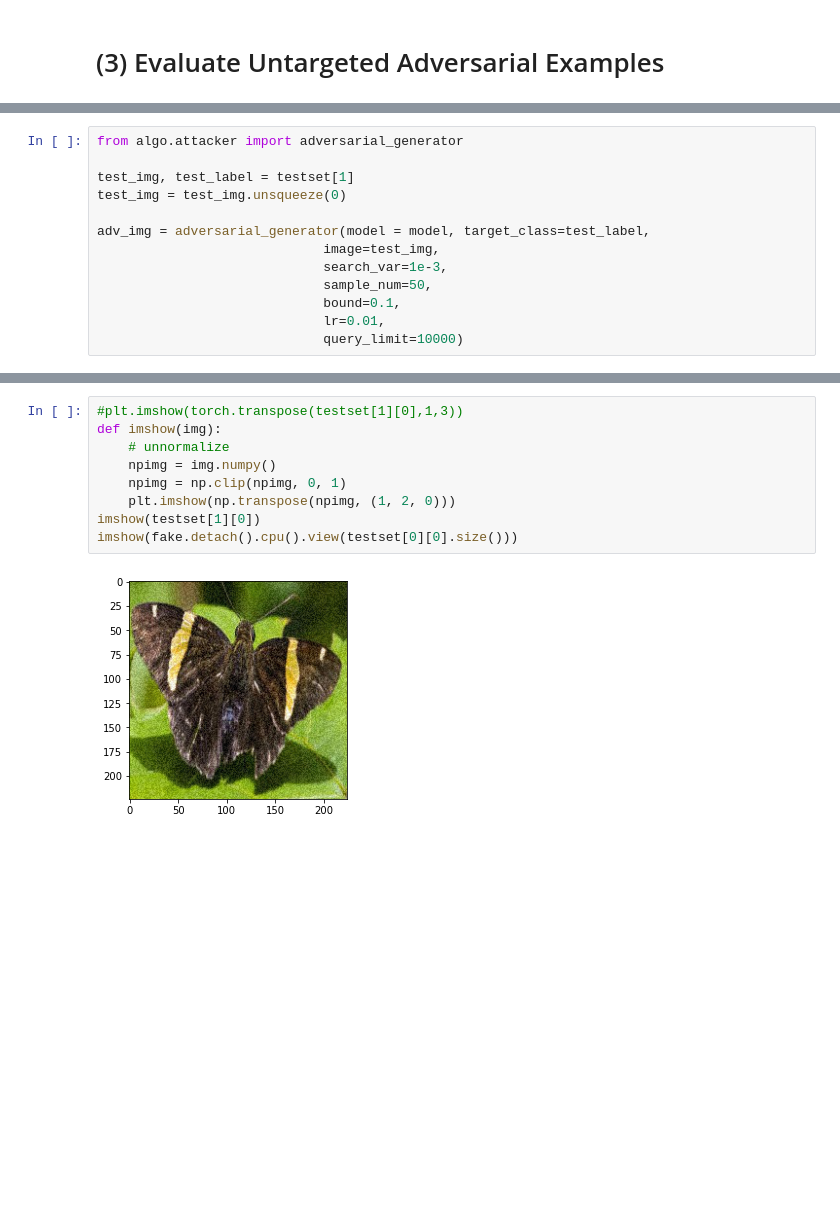
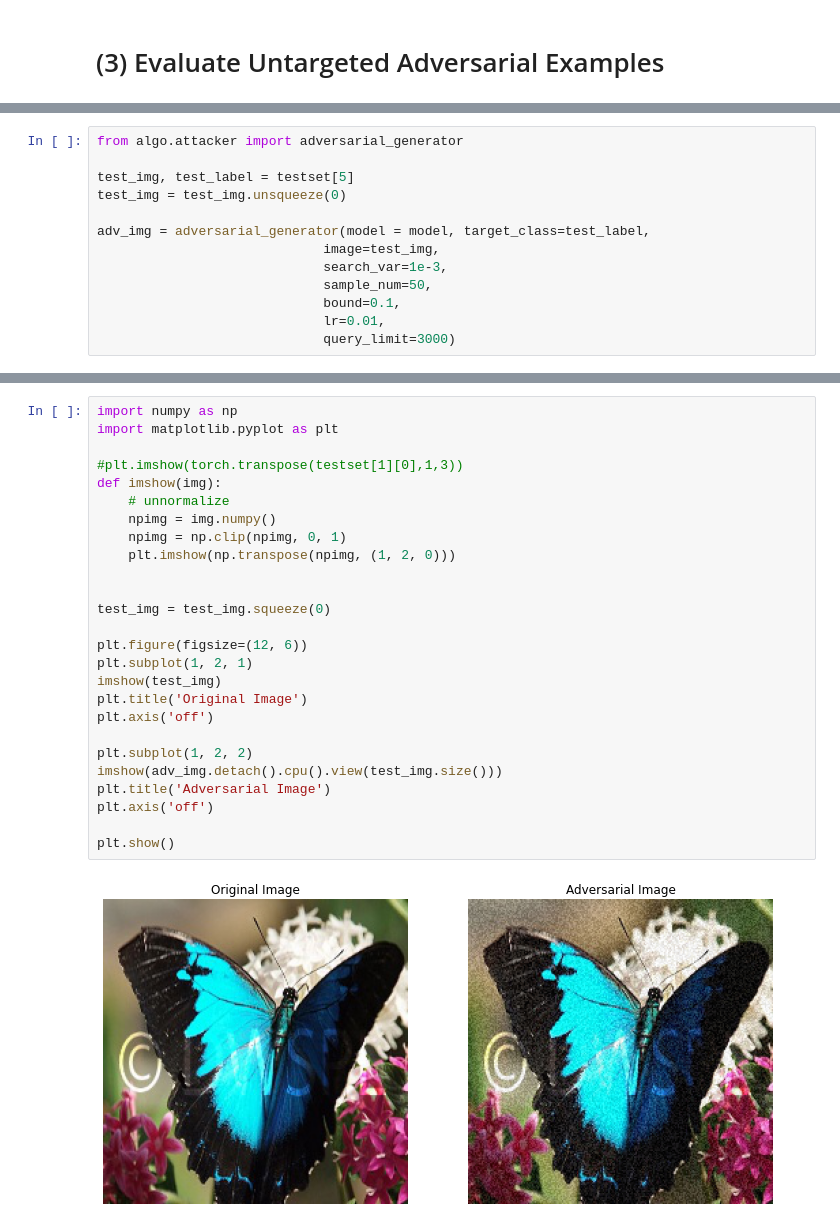
Before and after one commit to AndyZhou952/BlackBoxAttack, a Jupyter notebook: eval_algos.ipynb, the cells around one changed output, grey strips where cells are left out. Drawn from its saved outputs; the diff is of its cells as text; blank space fills up the shorter version.

```diff
--- a/eval_algos.ipynb
+++ b/eval_algos.ipynb
@@ -36,7 +37,7 @@ tensor(0.9640, device='cuda:0')
 # %%
 from algo.attacker import adversarial_generator
 
-test_img, test_label = testset[1]
+test_img, test_label = testset[5]
 test_img = test_img.unsqueeze(0)
 
 adv_img = adversarial_generator(model = model, target_class=test_label,
@@ -45,5 +46,5 @@ adv_img = adversarial_generator(model = model, target_class=test_label,
                              sample_num=50,
                              bound=0.1,
                              lr=0.01,
-                             query_limit=10000)
+                             query_limit=3000)
 # %%
@@ -68,11 +71,28 @@ tensor(0.3680, device='cuda:0', grad_fn=<SelectBackward0>)
 # %%
+import numpy as np
+import matplotlib.pyplot as plt
+
 #plt.imshow(torch.transpose(testset[1][0],1,3))
 def imshow(img):
     # unnormalize
     npimg = img.numpy()
     npimg = np.clip(npimg, 0, 1)
     plt.imshow(np.transpose(npimg, (1, 2, 0)))
-imshow(testset[1][0])
-imshow(fake.detach().cpu().view(testset[0][0].size()))
+
+
+test_img = test_img.squeeze(0)
+
+plt.figure(figsize=(12, 6))
+plt.subplot(1, 2, 1)
+imshow(test_img)
+plt.title('Original Image')
+plt.axis('off')
+
+plt.subplot(1, 2, 2)
+imshow(adv_img.detach().cpu().view(test_img.size()))
+plt.title('Adversarial Image')
+plt.axis('off')
+
+plt.show()
 # %% [output]
-[figure, old version]
+[figure, new version]
```
Also changed, not shown: parts of 4 cells of this notebook, 2 other files.
